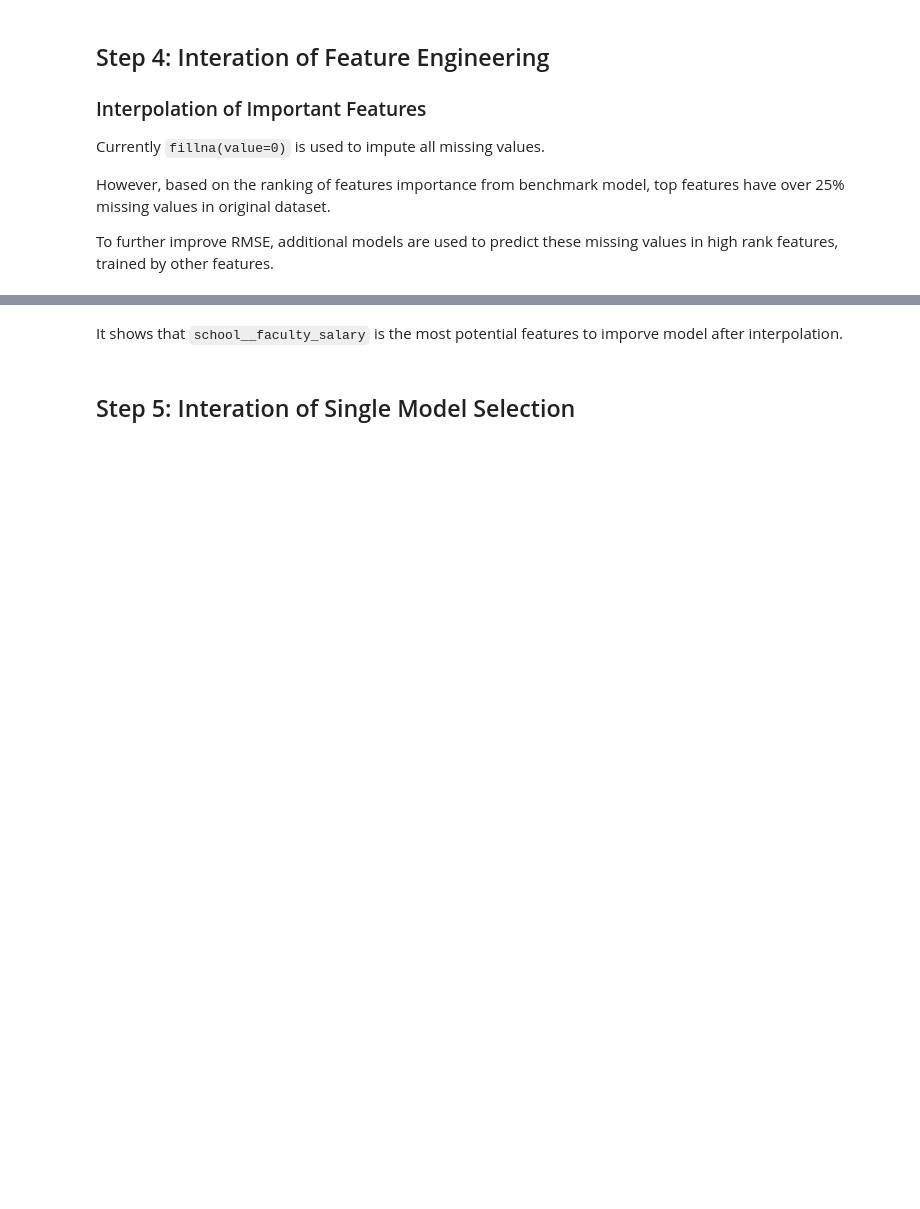
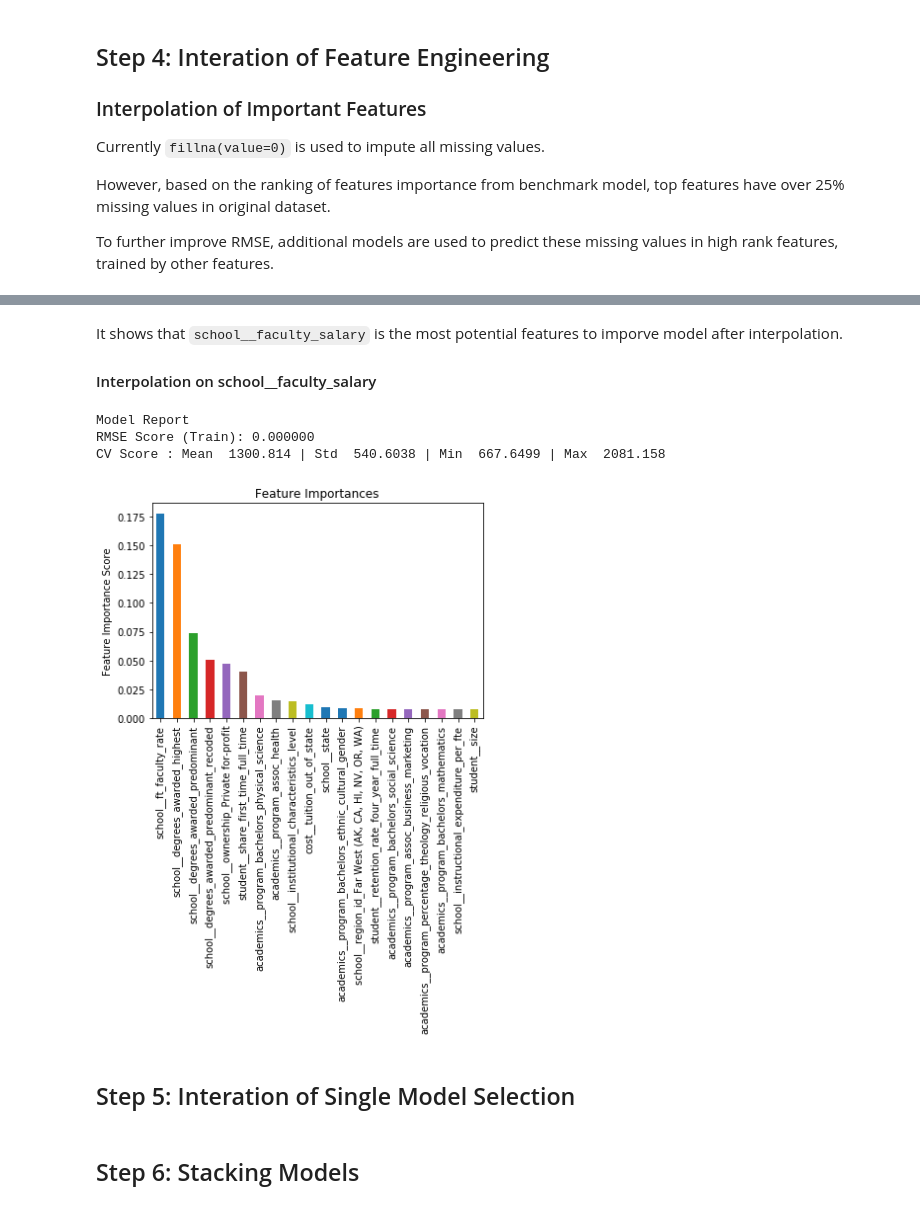
Before and after one commit to YestinYang/Learning-Path, a Jupyter notebook: Projects/MS_Predict Student Earnings/Predict_Student_Earnings.ipynb, the cells around one changed output, grey strips where cells are left out. Drawn from its saved outputs; the diff is of its cells as text; code cells hidden in the pictures; blank space fills up the shorter version.

Commit message:
feat: Update to model for interpolate salary

```diff
--- a/Projects/MS_Predict Student Earnings/Predict_Student_Earnings.ipynb
+++ b/Projects/MS_Predict Student Earnings/Predict_Student_Earnings.ipynb
@@ -389,4 +423,27 @@ dtype: float64
 # %% [markdown]
 It shows that `school__faculty_salary` is the most potential features to imporve model after interpolation.
+
+#### Interpolation on school__faculty_salary
+# %%
+##### Split out training features and labels from original dataset #####
+X_conc_EDA = pd.concat([X_train_EDA, X_test_EDA])
+
+predictor = X_conc_EDA.columns[X_conc_EDA.columns != 'school__faculty_salary'].tolist()
+
+train_rows = X_conc_EDA.index[X_conc_EDA.school__faculty_salary.notnull()]
+pred_rows = X_conc_EDA.index[X_conc_EDA.school__faculty_salary.isnull()]
+
+salary_train = X_conc_EDA.iloc[train_rows].copy()
+salary_pred = X_conc_EDA.iloc[pred_rows].copy()
+# %%
+from sklearn.ensemble import ExtraTreesRegressor
+para = {'n_estimators':600, 'random_state':736283, 'max_depth':None, 'max_features':None, 'min_samples_split':2, 'n_jobs':-1}
+clf_benchmark = ExtraTreesRegressor(**para)
+modelfit(clf_benchmark, salary_train[predictor], salary_train.school__faculty_salary)
+# %% [output]
+Model Report
+RMSE Score (Train): 0.000000
+CV Score : Mean  1300.814 | Std  540.6038 | Min  667.6499 | Max  2081.158
+[figure, added]
 # %% [markdown]
 ## Step 5: Interation of Single Model Selection
@@ -410,0 +450,2 @@ tpot = TPOTRegressor(scoring='neg_mean_squared_error',
+# %% [markdown]
+## Step 6: Stacking Models
```
Also changed, not shown: parts of 11 cells of this notebook.
